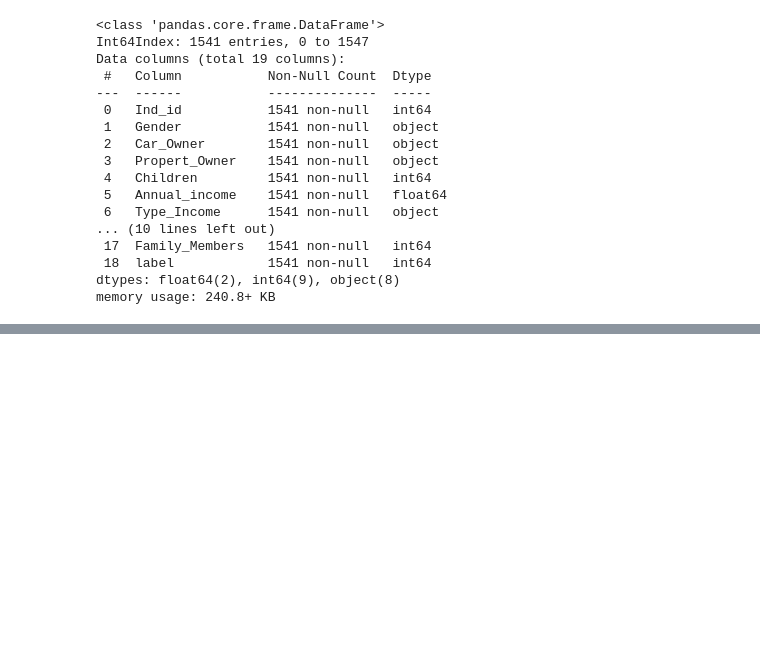
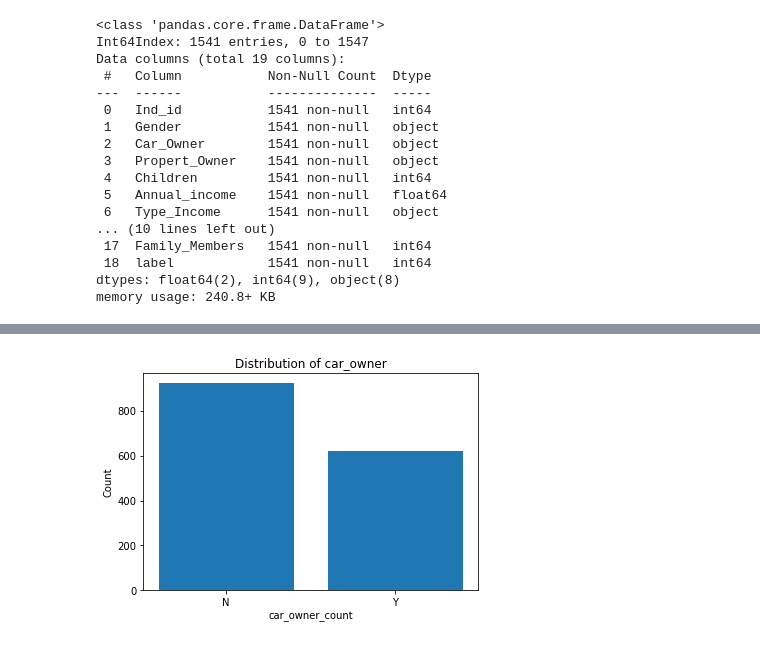
Before and after one commit to adhilMuhamed/CreditCardApproval_Prediction, a Jupyter notebook: CreditCardApproval_Prediction.ipynb, the cells around one changed output, grey strips where cells are left out. Drawn from its saved outputs; the diff is of its cells as text; code cells hidden in the pictures; blank space fills up the shorter version.

```diff
--- a/CreditCardApproval_Prediction.ipynb
+++ b/CreditCardApproval_Prediction.ipynb
@@ -232,0 +265,11 @@ memory usage: 240.8+ KB
+# %%
+# Number of car owner
+car_owner_count = df2['Car_Owner'].value_counts()
+# barplot
+plt.bar(car_owner_count.index , car_owner_count.values)
+plt.xlabel('car_owner_count')
+plt.ylabel('Count')
+plt.title('Distribution of car_owner')
+plt.show()
+# %% [output]
+[figure, added]
```
Also changed, not shown: parts of 35 cells of this notebook, 1 other file.
